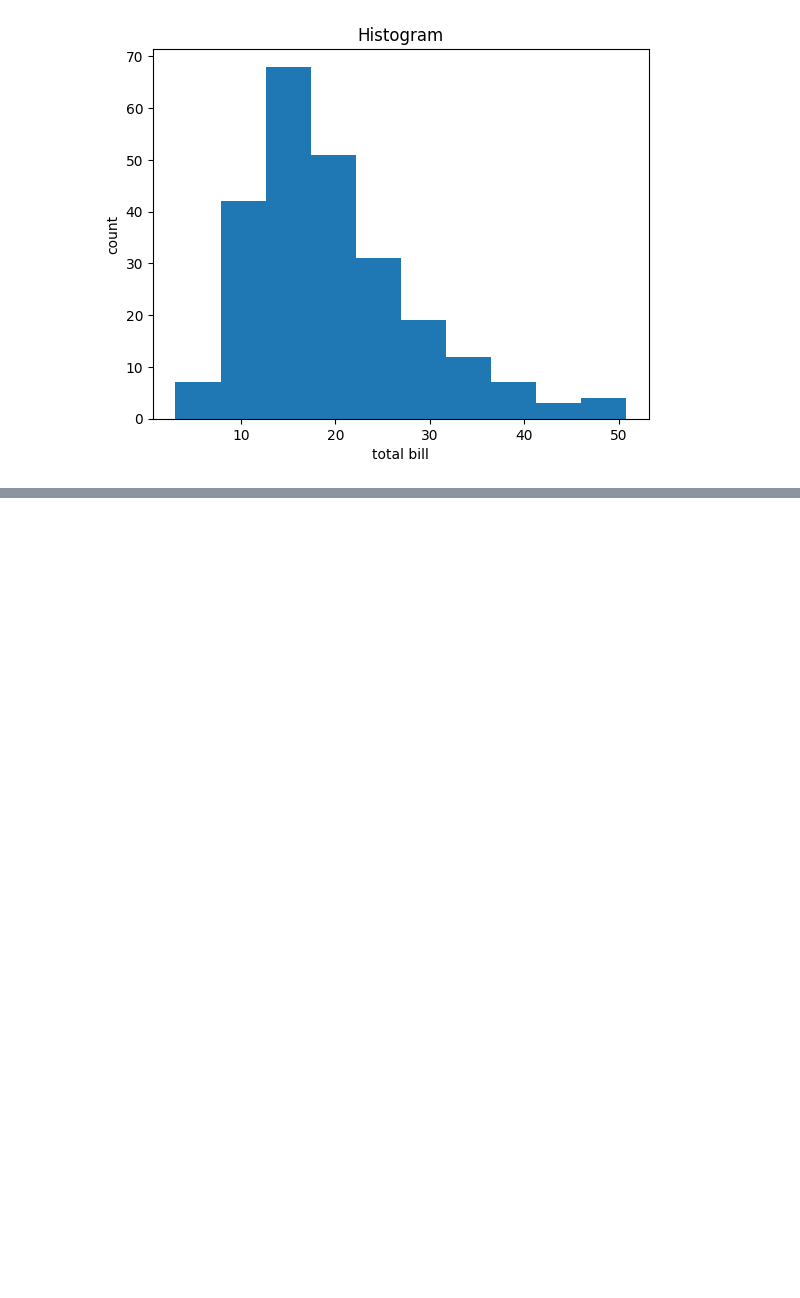
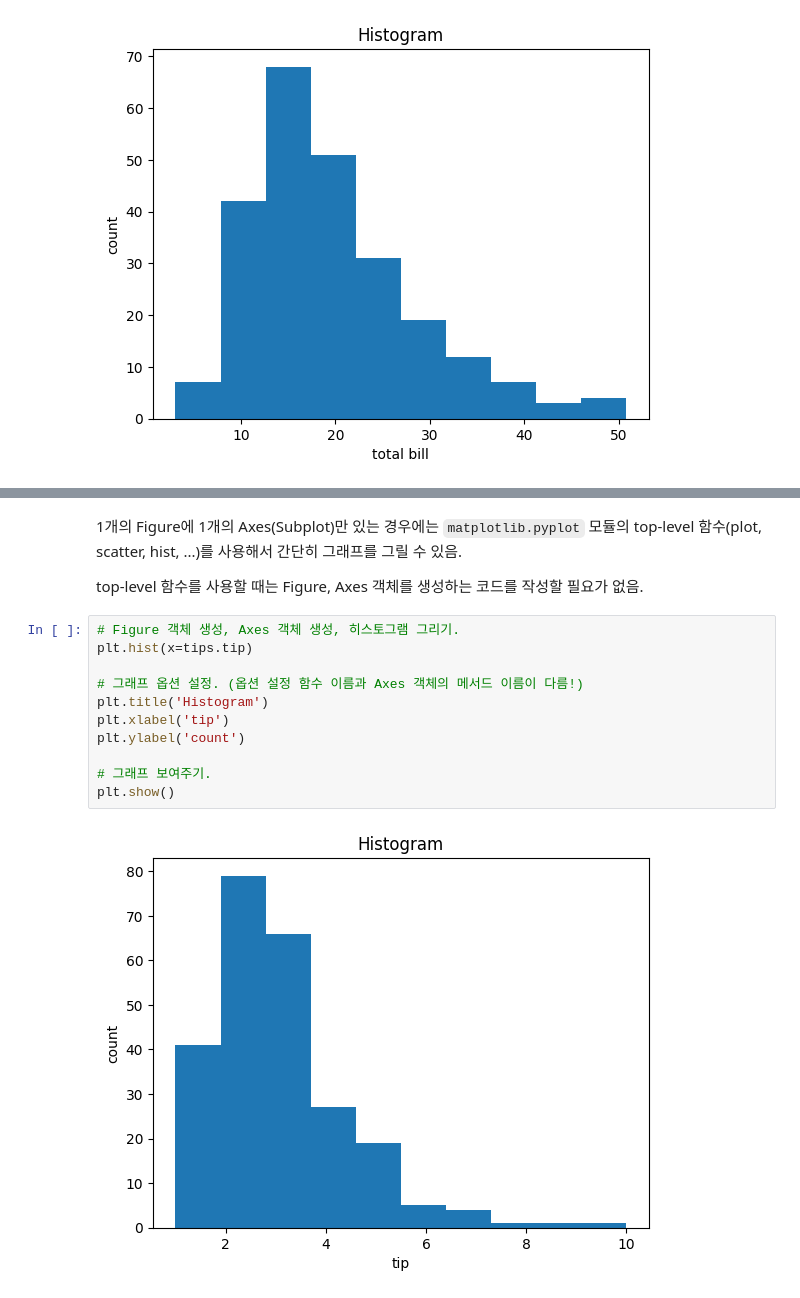
Before and after one commit to JakeOh/202511_BD53, a Jupyter notebook: lab_python/da04_matplotlib.ipynb, the cells around one changed output, grey strips where cells are left out. Drawn from its saved outputs; the diff is of its cells as text; blank space fills up the shorter version.

```diff
--- a/lab_python/da04_matplotlib.ipynb
+++ b/lab_python/da04_matplotlib.ipynb
@@ -61,0 +78,17 @@ plt.show()
+# %% [markdown]
+1개의 Figure에 1개의 Axes(Subplot)만 있는 경우에는 `matplotlib.pyplot` 모듈의 top-level 함수(plot, scatter, hist, ...)를 사용해서 간단히 그래프를 그릴 수 있음.
+
+top-level 함수를 사용할 때는 Figure, Axes 객체를 생성하는 코드를 작성할 필요가 없음.
+# %%
+# Figure 객체 생성, Axes 객체 생성, 히스토그램 그리기.
+plt.hist(x=tips.tip)
+
+# 그래프 옵션 설정. (옵션 설정 함수 이름과 Axes 객체의 메서드 이름이 다름!)
+plt.title('Histogram')
+plt.xlabel('tip')
+plt.ylabel('count')
+
+# 그래프 보여주기.
+plt.show()
+# %% [output]
+[figure, added]
```
Also changed, not shown: parts of 6 cells of this notebook.
